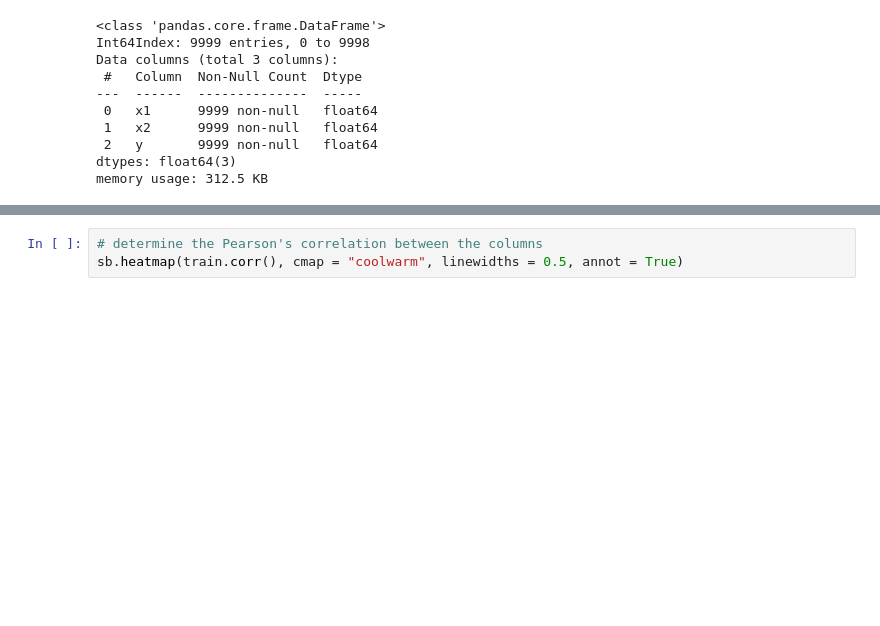
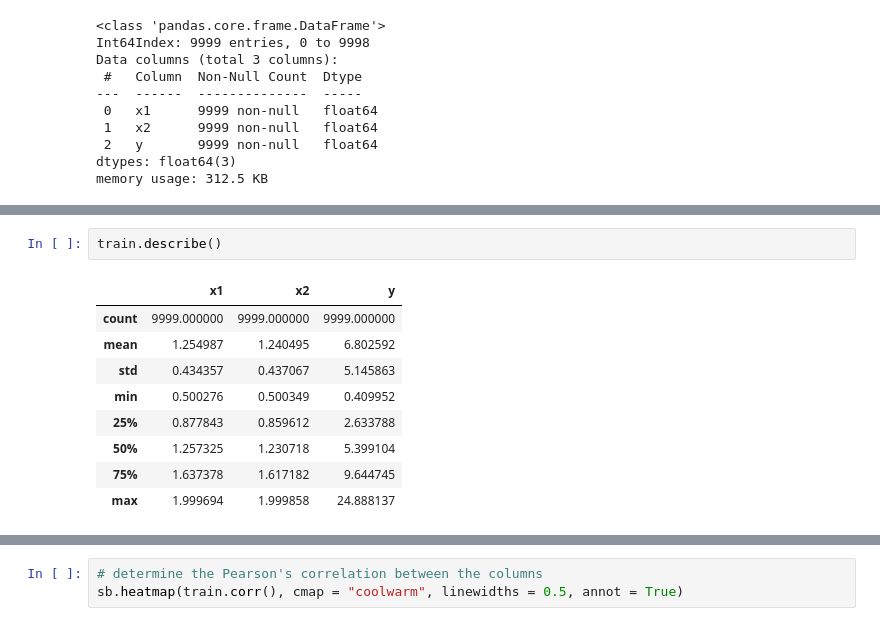
Before and after one commit to edwardloo/Kaggle, a Jupyter notebook: 1-machine-learning.ipynb, the cells around one changed output, grey strips where cells are left out. Saved outputs shown, nothing was run; the diff lists cells and outputs as text; blank space fills up the shorter version.

```diff
--- a/1-machine-learning.ipynb
+++ b/1-machine-learning.ipynb
@@ -48,0 +79,12 @@ memory usage: 312.5 KB
+# %%
+train.describe()
+# %% [output]
+|  | x1 | x2 | y |
+| count | 9999.000000 | 9999.000000 | 9999.000000 |
+| mean | 1.254987 | 1.240495 | 6.802592 |
+| std | 0.434357 | 0.437067 | 5.145863 |
+| min | 0.500276 | 0.500349 | 0.409952 |
+| 25% | 0.877843 | 0.859612 | 2.633788 |
+| 50% | 1.257325 | 1.230718 | 5.399104 |
+| 75% | 1.637378 | 1.617182 | 9.644745 |
+| max | 1.999694 | 1.999858 | 24.888137 |
```
Also changed, not shown: parts of 29 cells of this notebook.
